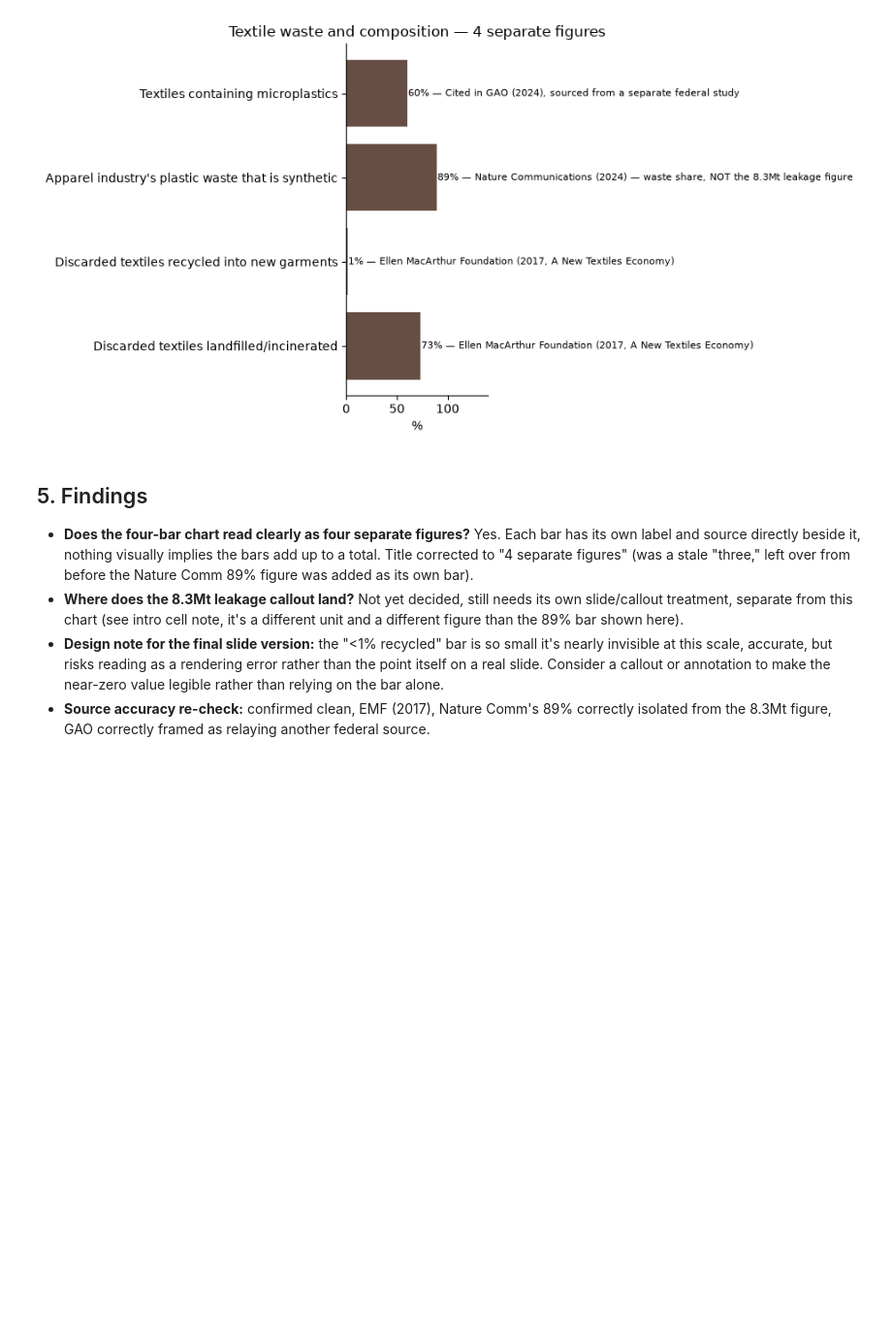
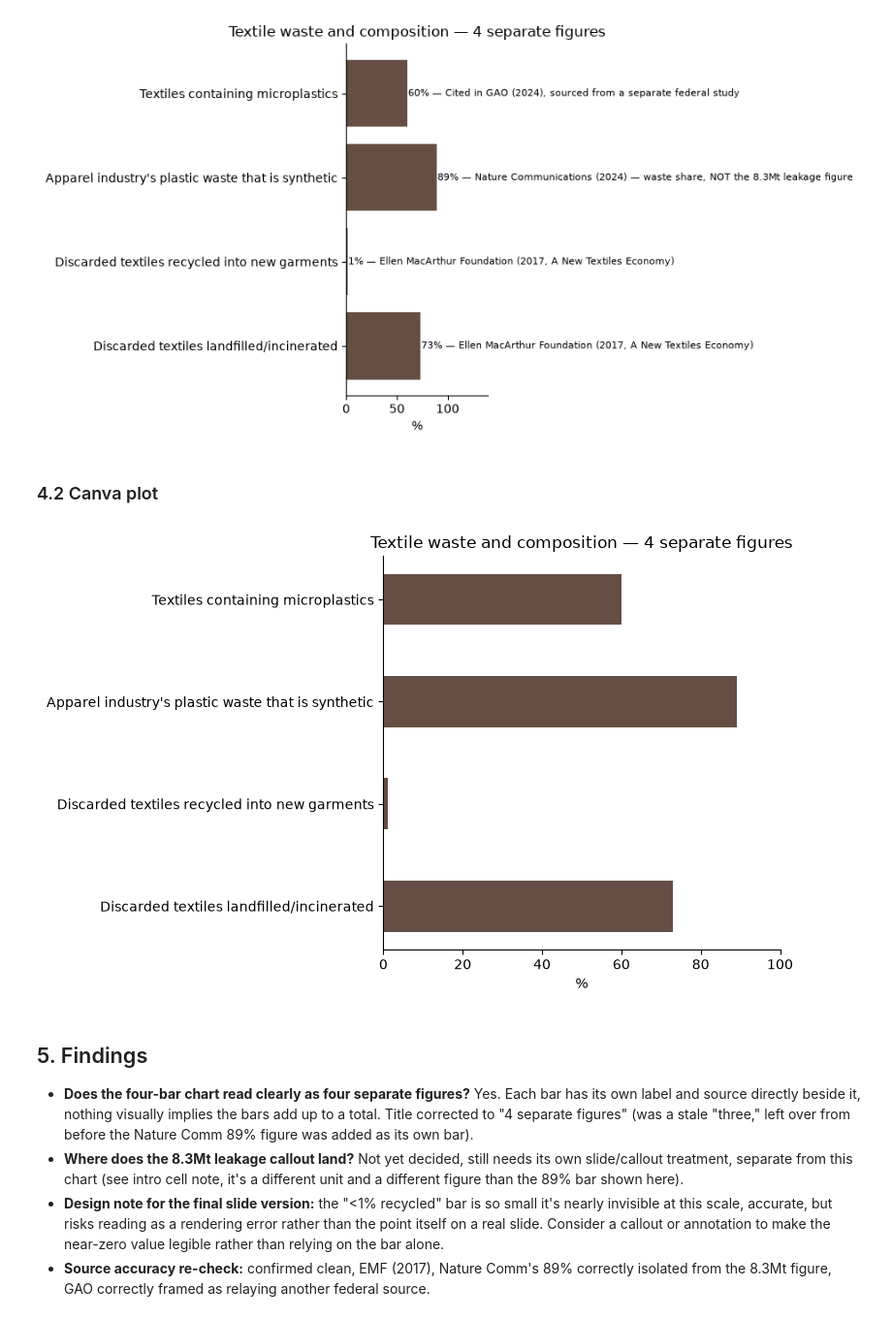
Before and after one commit to juvinciariadi/data-worn-thin.-, a Jupyter notebook: notebooks/cycle 2/issue-08/8.3-environmental-stats.ipynb, the cells around one changed output. Shown at 97% size. Drawn from its saved outputs; the diff is of its cells as text; code cells hidden in the pictures; blank space fills up the shorter version.

Commit message:
created a clean copy of chart 3 for canva slides

```diff
--- a/notebooks/cycle 2/issue-08/8.3-environmental-stats.ipynb
+++ b/notebooks/cycle 2/issue-08/8.3-environmental-stats.ipynb
@@ -134,6 +138,22 @@ plt.tight_layout()
 plt.show()
 # %% [output]
 [figure]
+# %% [markdown]
+### 4.2 Canva plot
+# %%
+fig2, ax = plt.subplots(figsize=(8, 5))
+ax.barh(stats["metric"], stats["value"], color=COCOA, height=0.5)
+ax.set_xlabel("%")
+ax.set_title(f"Textile waste and composition — {len(stats)} separate figures")
+ax.set_xlim(0, 100)
+ax.spines["top"].set_visible(False)
+ax.spines["right"].set_visible(False)
+plt.tight_layout()
+plt.savefig("../../../data/processed/cycle 2/issue-08/environmental_stats_chart_canva.png",
+            dpi=300, bbox_inches="tight")
+plt.show()
+# %% [output]
+[figure, added]
 # %% [markdown]
 ## 5. Findings
 
```
Also changed, not shown: parts of 3 cells of this notebook, 2 other files.
